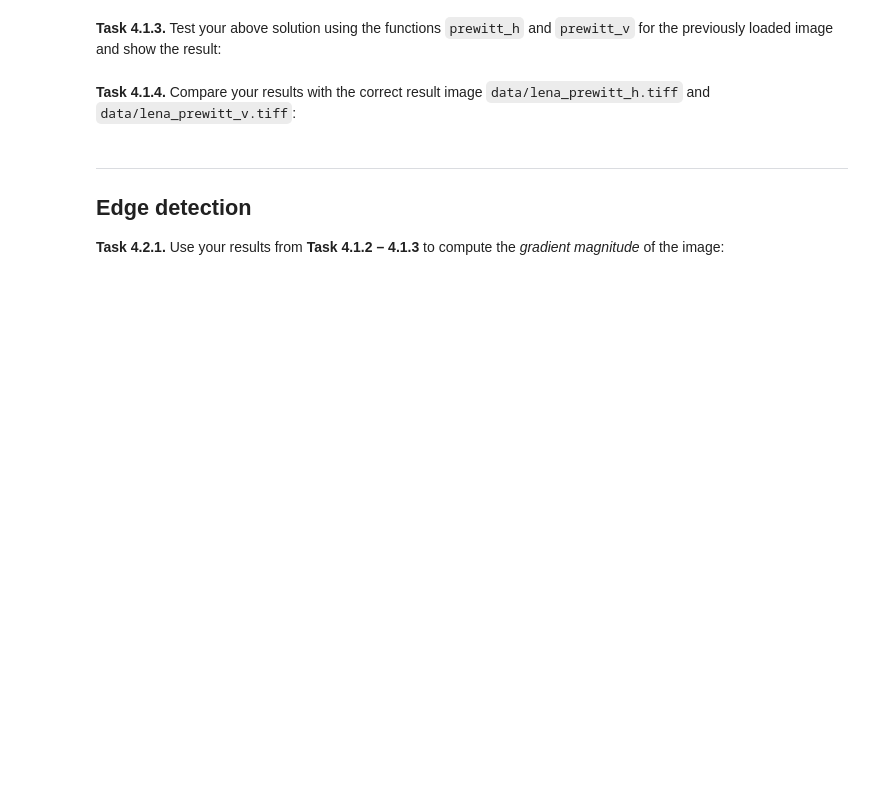
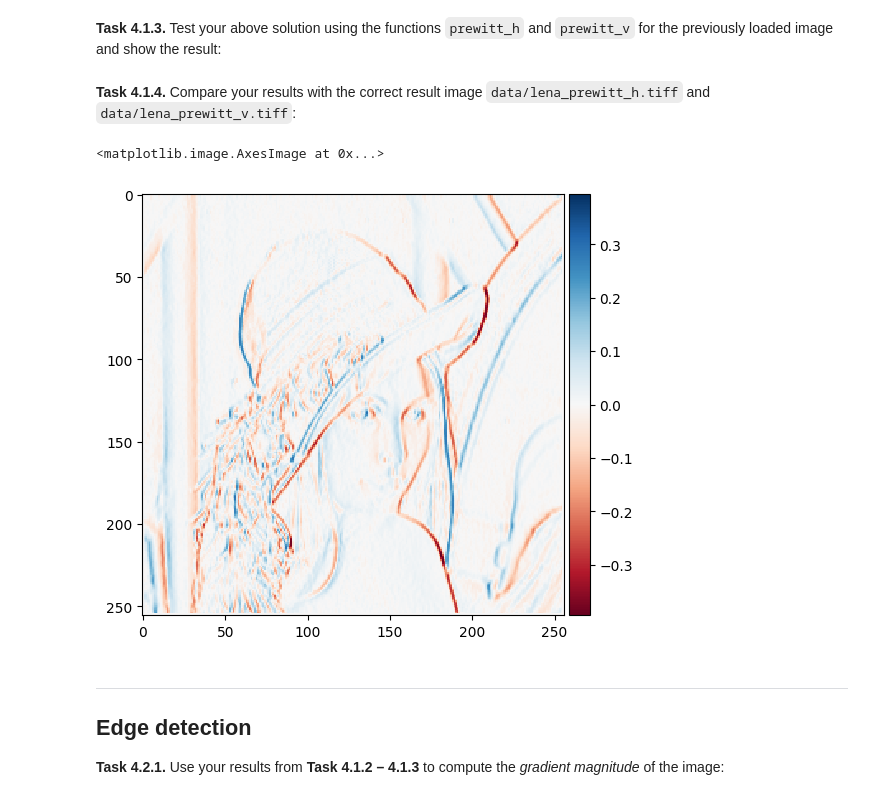
Before and after one commit to Jana2024/mobi-fs3-python, a Jupyter notebook: task4.ipynb, the cells around one changed output. Drawn from its saved outputs; the diff is of its cells as text; code cells hidden in the pictures; blank space fills up the shorter version.

```diff
--- a/task4.ipynb
+++ b/task4.ipynb
@@ -23,6 +94,13 @@ def prewitt_v(img):
 **<a id="#">Task 4.1.3.</a>** Test your above solution using the functions `prewitt_h` and `prewitt_v` for the previously loaded image and show the result:
 # %% [markdown]
 **<a id="#">Task 4.1.4.</a>** Compare your results with the correct result image `data/lena_prewitt_h.tiff` and `data/lena_prewitt_v.tiff`:
+# %%
+import skimage.io
+img_prewitt_h = skimage.io.imread('data/lena_prewitt_h.tiff')
+skimage.io.imshow(img_prewitt_h)
+# %% [output]
+<matplotlib.image.AxesImage at 0x...>
+[figure, added]
 # %% [markdown]
 ---
 
```
Also changed, not shown: parts of 10 cells of this notebook.
